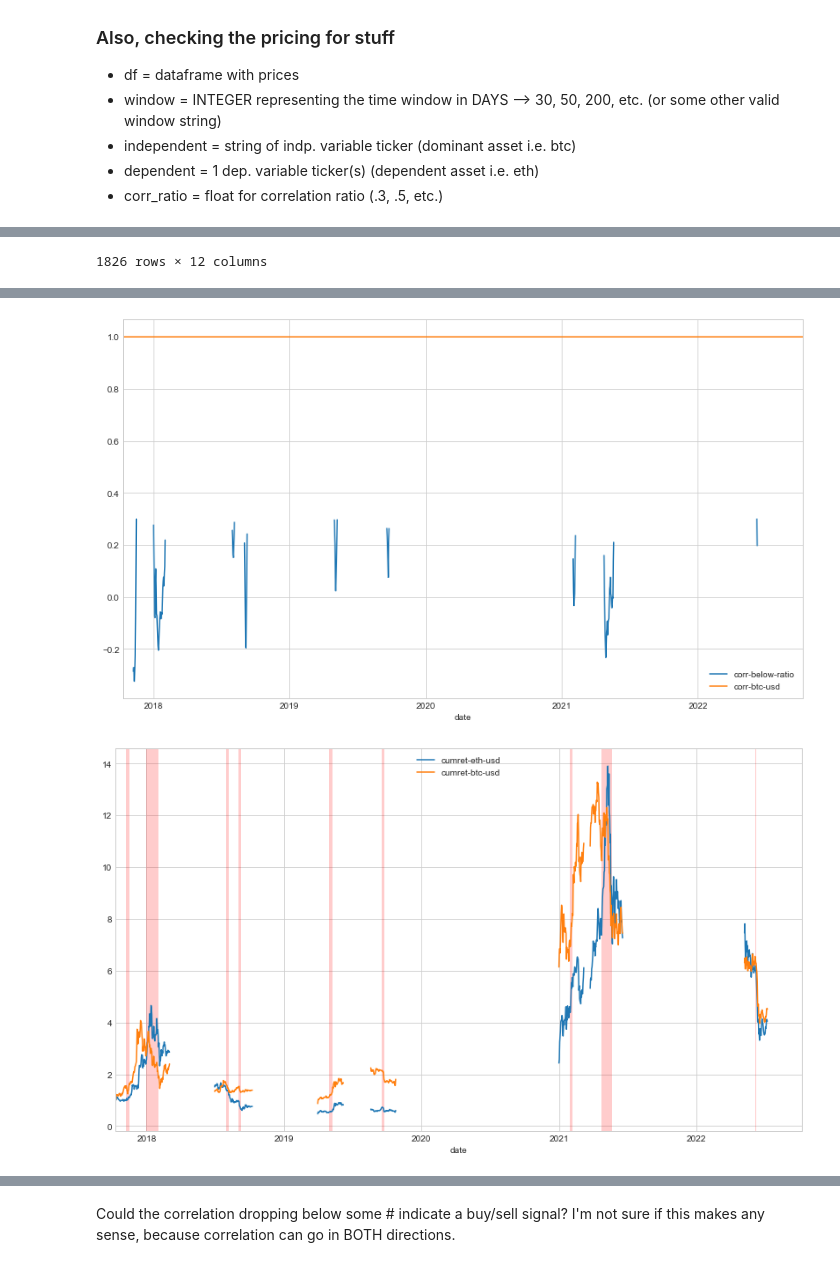
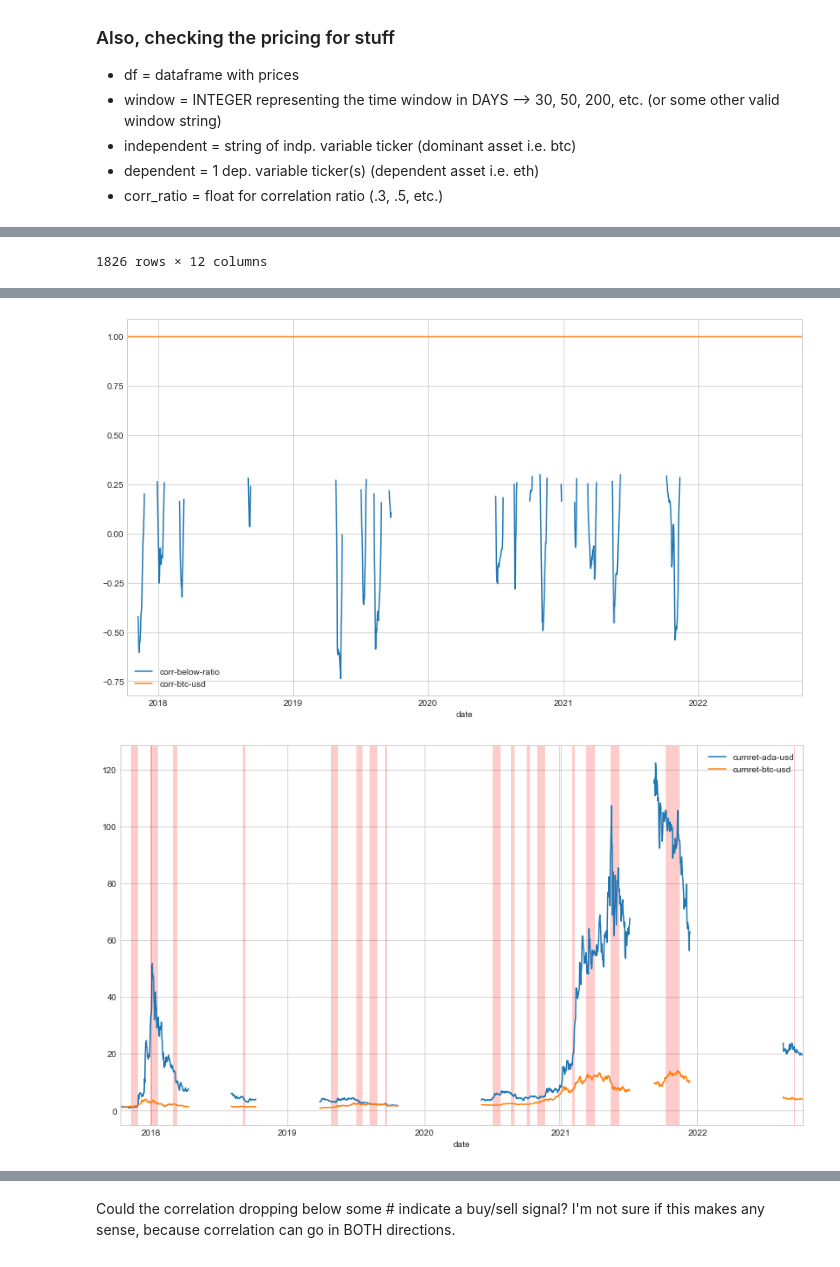
Before and after one commit to joshcaskie/478-marketbusters, a Jupyter notebook: crypto/Large Cap Crypto Correlation.ipynb, the cells around one changed output, grey strips where cells are left out. Cells and saved outputs as stored; diff of their text form; code cells hidden in the pictures.

```diff
--- a/crypto/Large Cap Crypto Correlation.ipynb
+++ b/crypto/Large Cap Crypto Correlation.ipynb
@@ -464,4 +464,4 @@ def corrma_analysis(df, window, independent, dependent, corr_ratio):
 # %%
-test = corrma_analysis(crypto_df, 30, "btc-usd", "eth-usd", .3)
+test = corrma_analysis(crypto_df, 30, "btc-usd", "ada-usd", .3)
 test# .head(15)
 # %% [output]
@@ -494,2 +504,2 @@ CORRMA triggered! Start: 2022-06-08 00:00:00    End: 2022-06-10 00:00:00
-[figure, old version]
+[figure, new version]
-[figure, old version]
+[figure, new version]
```
Also changed, not shown: parts of 8 cells of this notebook.
